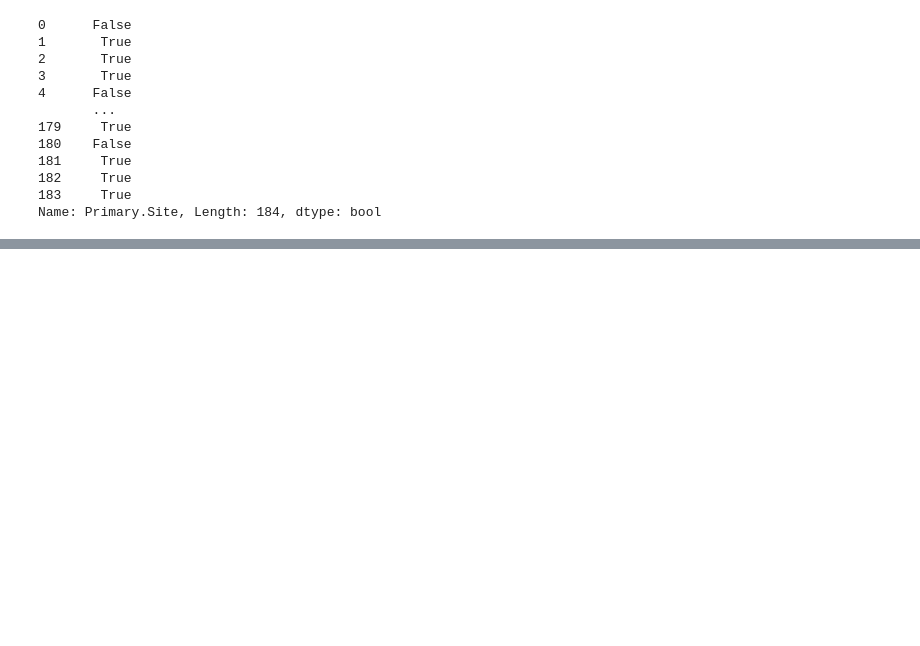
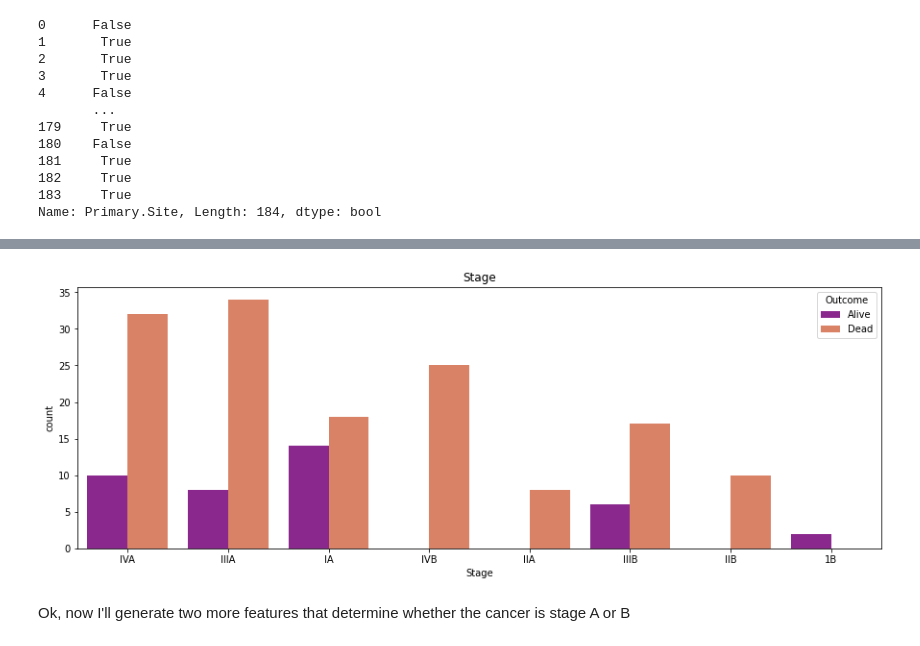
Before and after one commit to victormurcia/VA-Assignment, a Jupyter notebook: VA Assignment.ipynb, the cells around one changed output, grey strips where cells are left out. Drawn from its saved outputs; the diff is of its cells as text; code cells hidden in the pictures; blank space fills up the shorter version.

```diff
--- a/VA Assignment.ipynb
+++ b/VA Assignment.ipynb
@@ -830,0 +903,13 @@ data_complete.loc[data_complete['Stage'] == 'IB']
+# %%
+#Fix typo in Stage
+def fix_typo_in_Stage(row):
+    if (row['Stage'] == 'IB'):
+        val = '1B'
+    elif (row['Stage'] == 'IV'):
+        val = 'IVA'
+    else:
+        val = row['Stage']
+
+    return val
+data_complete['Stage'] = data_complete.apply(fix_typo_in_Stage, axis=1)
+data_complete
@@ -830,0 +930,10 @@ data_complete.loc[data_complete['Stage'] == 'IB']
+# %%
+fig = plt.figure(figsize=(15,5 ))
+sns.countplot(data=data_complete,
+              x='Stage',
+              hue='Outcome', palette='plasma').set_title('Stage')
+plt.show()
+# %% [output]
+[figure, added]
+# %% [markdown]
+Ok, now I'll generate two more features that determine whether the cancer is stage A or B
```
Also changed, not shown: parts of 49 cells of this notebook.
